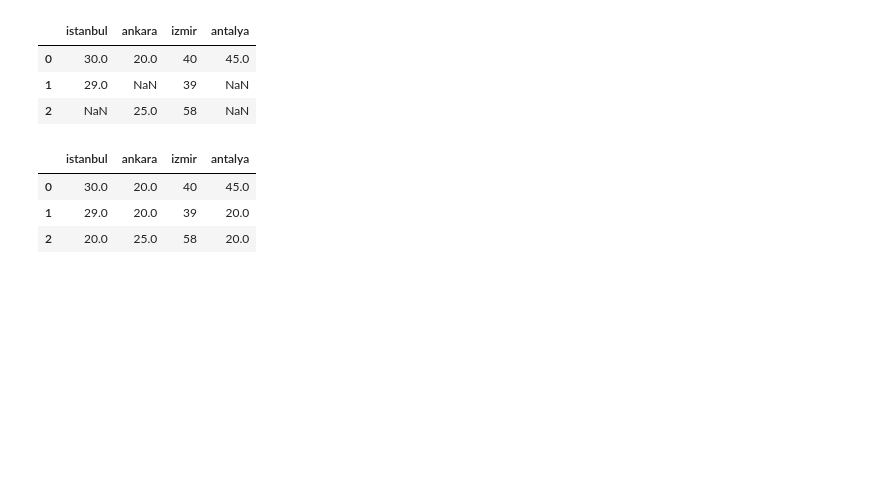
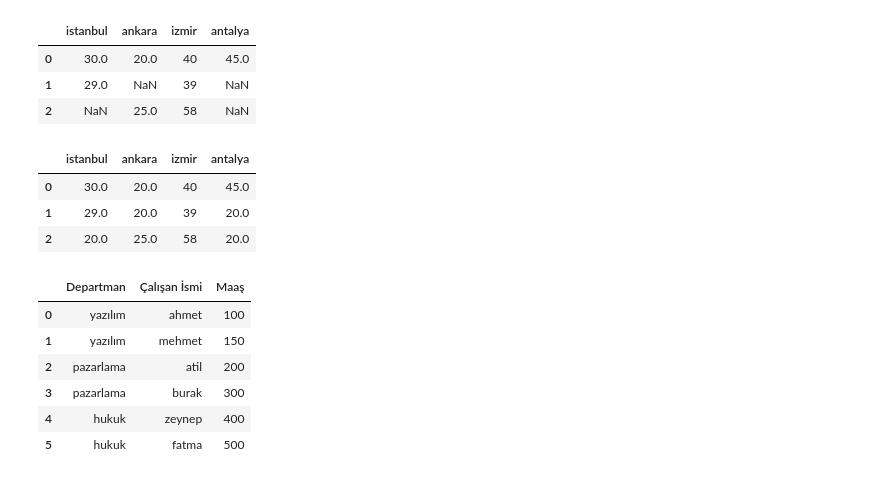
Before and after one commit to erhanbarisolmez/ml--tensorflow_btk, a Jupyter notebook: TensorFlow/eksik_veriler.ipynb, the cells around one changed output. Saved outputs shown, nothing was run; the diff lists cells and outputs as text; code cells hidden in the pictures; blank space fills up the shorter version.

```diff
--- a/TensorFlow/eksik_veriler.ipynb
+++ b/TensorFlow/eksik_veriler.ipynb
@@ -63,0 +73,10 @@ yeniDataFrame.fillna(20)
+# %%
+maasDataFrame
+# %% [output]
+|  | Departman | Çalışan İsmi | Maaş |
+| 0 | yazılım | ahmet | 100 |
+| 1 | yazılım | mehmet | 150 |
+| 2 | pazarlama | atil | 200 |
+| 3 | pazarlama | burak | 300 |
+| 4 | hukuk | zeynep | 400 |
+| 5 | hukuk | fatma | 500 |
```
Also changed, not shown: parts of 19 cells of this notebook.
